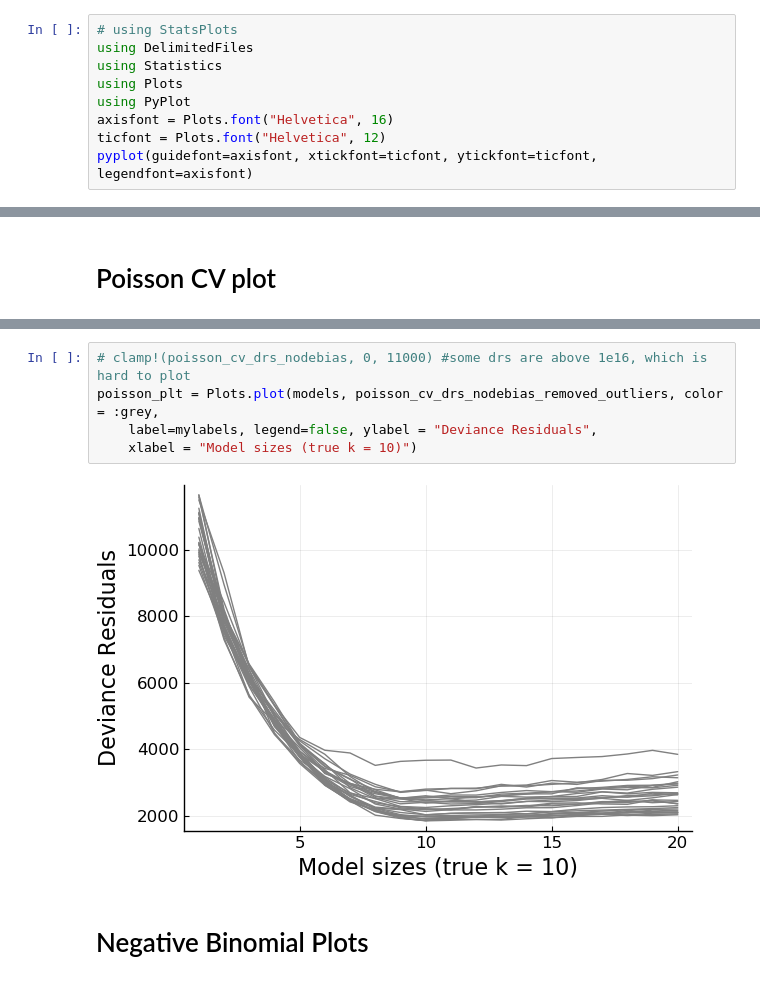
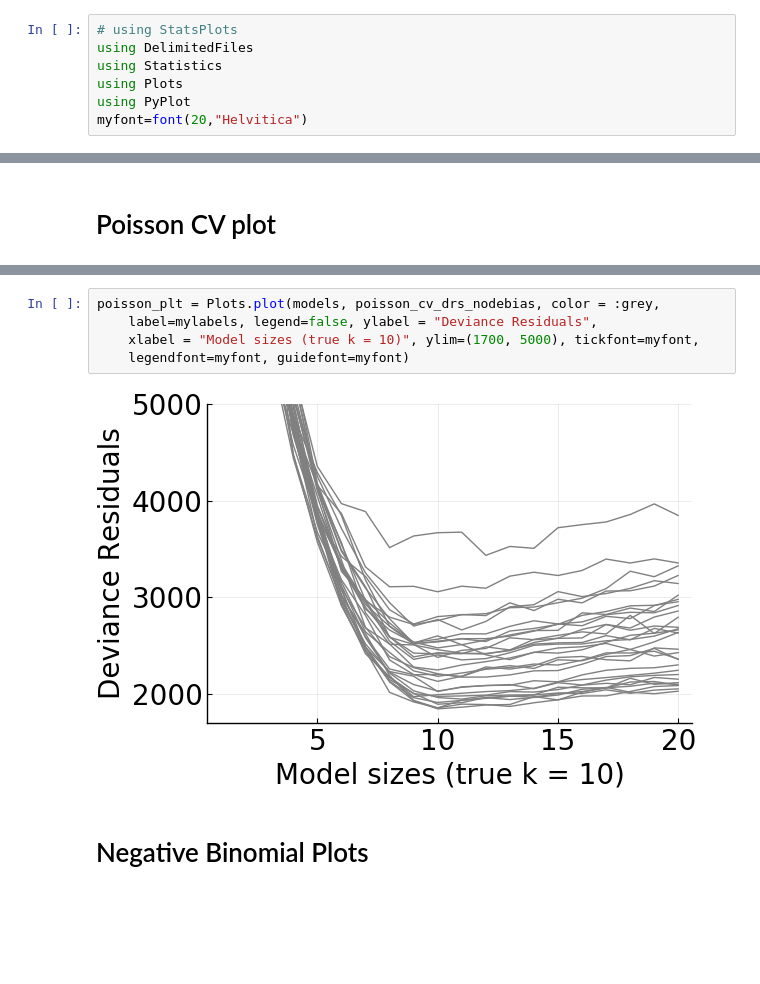
Before and after one commit to OpenMendel/MendelIHT.jl, a Jupyter notebook: figures/cross_validation/drs_figures.ipynb, the cells around one changed output, grey strips where cells are left out. Cells and saved outputs as stored; diff of their text form; blank space fills up the shorter version.

Commit message:
updated cross validation figure

```diff
--- a/figures/cross_validation/drs_figures.ipynb
+++ b/figures/cross_validation/drs_figures.ipynb
@@ -19,7 +19,5 @@ using DelimitedFiles
 using Statistics
 using Plots
 using PyPlot
-axisfont = Plots.font("Helvetica", 16)
-ticfont = Plots.font("Helvetica", 12)
-pyplot(guidefont=axisfont, xtickfont=ticfont, ytickfont=ticfont, legendfont=axisfont)
+myfont=font(20,"Helvitica")
 # %% [output]
@@ -162,10 +148,10 @@ poisson_cv_drs_nodebias_removed_outliers =
 # %%
-# clamp!(poisson_cv_drs_nodebias, 0, 11000) #some drs are above 1e16, which is hard to plot
-poisson_plt = Plots.plot(models, poisson_cv_drs_nodebias_removed_outliers, color = :grey,
+poisson_plt = Plots.plot(models, poisson_cv_drs_nodebias, color = :grey,
     label=mylabels, legend=false, ylabel = "Deviance Residuals",
-    xlabel = "Model sizes (true k = 10)")
+    xlabel = "Model sizes (true k = 10)", ylim=(1700, 5000), tickfont=myfont,
+    legendfont=myfont, guidefont=myfont)
 # %% [output]
-[figure, old version]
+[figure, new version]
 # %% [markdown]
 # Negative Binomial Plots
 # %%
```
Also changed, not shown: parts of 15 cells of this notebook, 8 other files.
